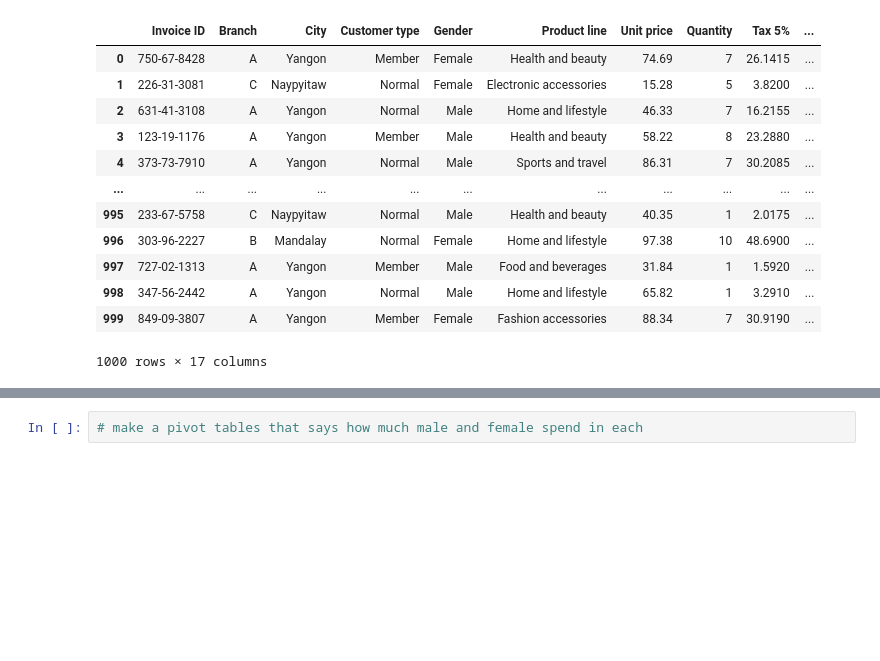
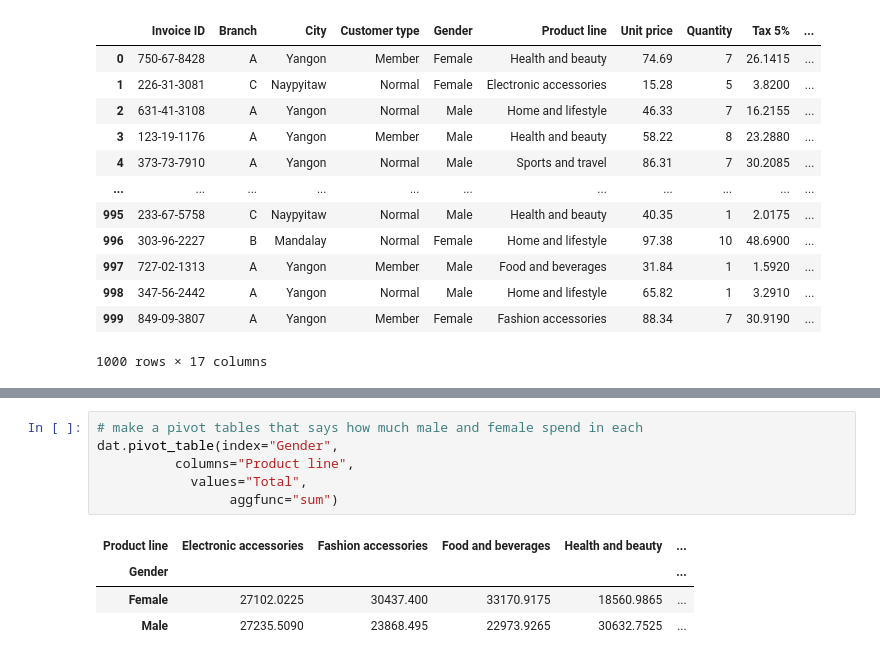
Before and after one commit to MUNYEMANA12/Reshaping-and-pivoting-dataframes, a Jupyter notebook: reshaping and pivoting.ipynb, the cells around one changed output, grey strips where cells are left out. Cells and saved outputs as stored; diff of their text form; blank space fills up the shorter version.

```diff
--- a/reshaping and pivoting.ipynb
+++ b/reshaping and pivoting.ipynb
@@ -94,2 +104,11 @@ dat.pivot_table(
 # %%
 # make a pivot tables that says how much male and female spend in each
+dat.pivot_table(index="Gender",
+          columns="Product line",
+            values="Total",
+                 aggfunc="sum")
+# %% [output]
+| Product line | Electronic accessories | Fashion accessories | Food and beverages | Health and beauty | ... |
+| Gender |  |  |  |  | ... |
+| Female | 27102.0225 | 30437.400 | 33170.9175 | 18560.9865 | ... |
+| Male | 27235.5090 | 23868.495 | 22973.9265 | 30632.7525 | ... |
```
Also changed, not shown: parts of 2 cells of this notebook.
